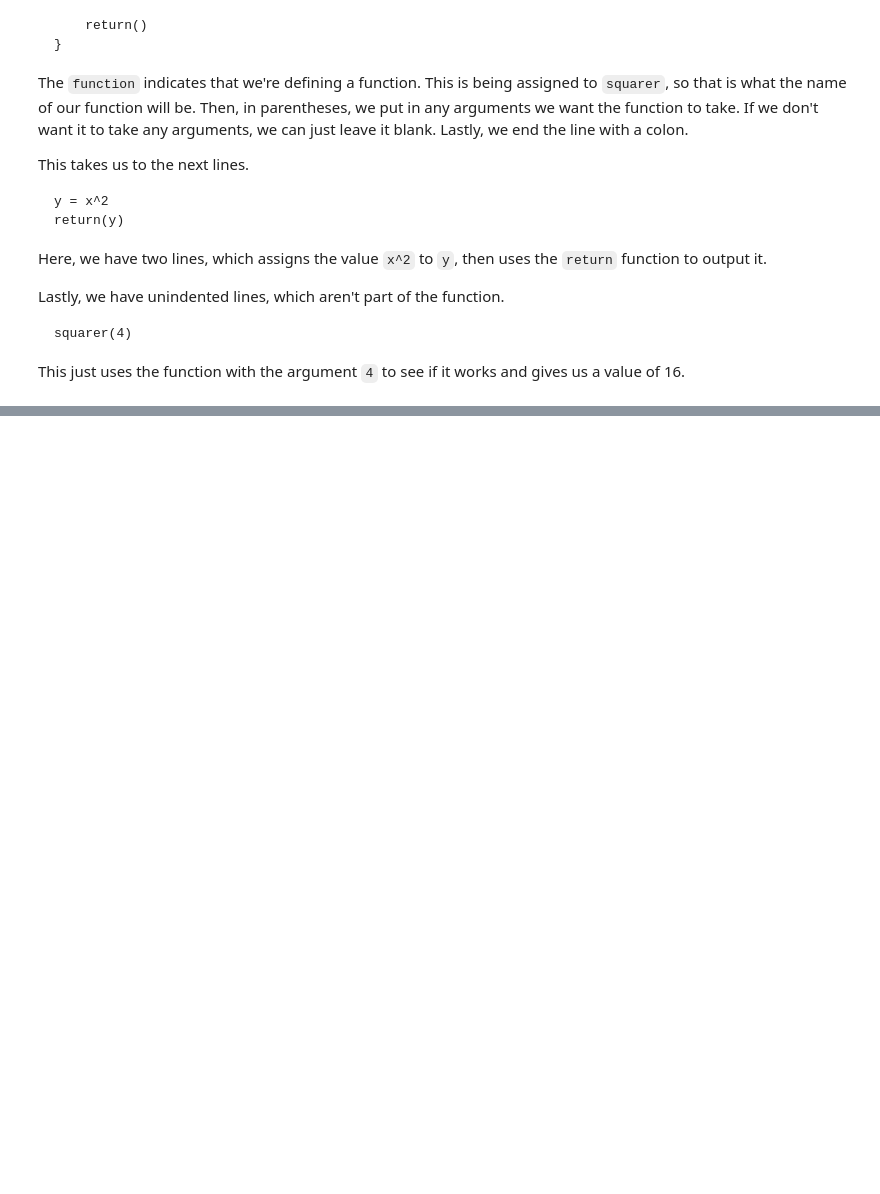
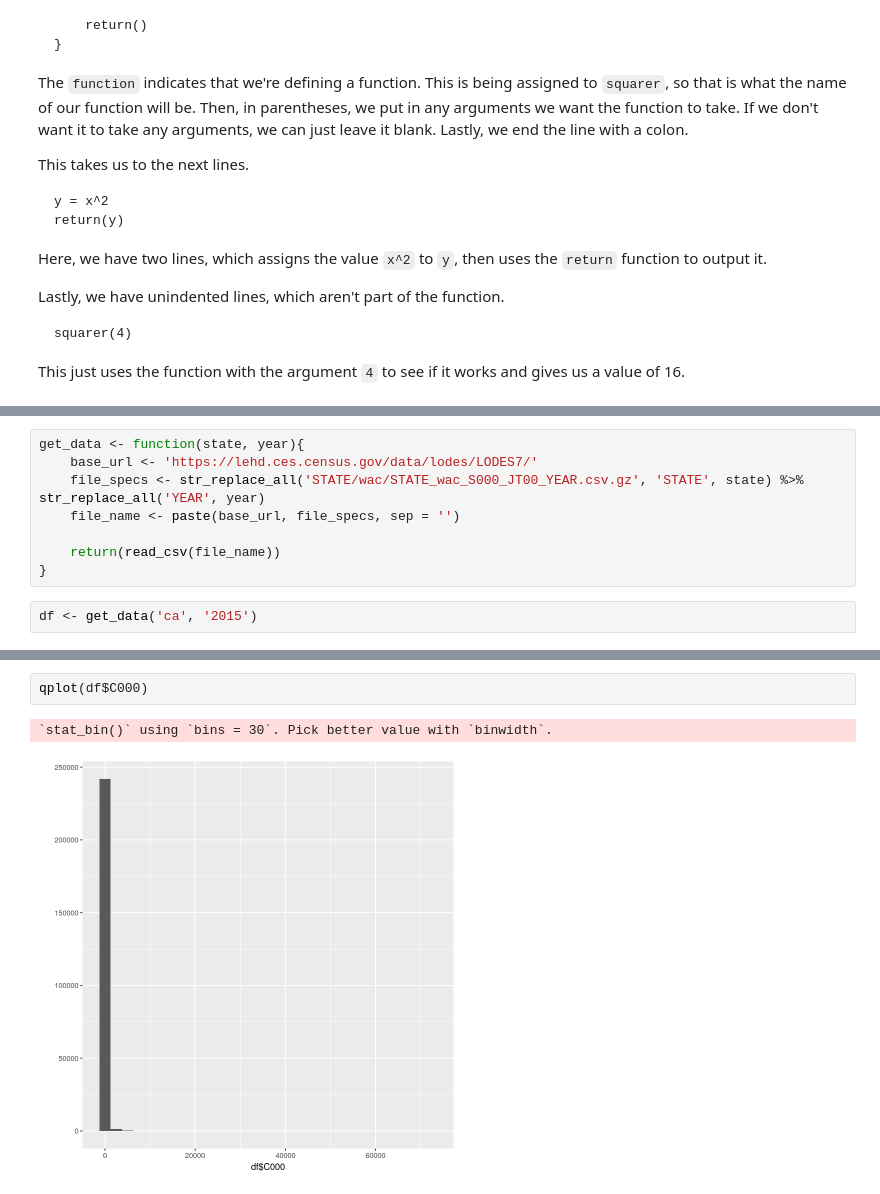
Before and after one commit to Coleridge-Initiative/ada-intro-r, a Jupyter notebook: R-2.ipynb, the cells around one changed output, grey strips where cells are left out. Cells and saved outputs as stored; diff of their text form; blank space fills up the shorter version.

Commit message:
Updates to all notebooks. Added third notebook. Added CA data.

```diff
--- a/R-2.ipynb
+++ b/R-2.ipynb
@@ -64,0 +69,10 @@ This just uses the function with the argument `4` to see if it works and gives u
+# %%
+get_data <- function(state, year){
+    base_url <- 'https://lehd.ces.census.gov/data/lodes/LODES7/'
+    file_specs <- str_replace_all('STATE/wac/STATE_wac_S000_JT00_YEAR.csv.gz', 'STATE', state) %>% str_replace_all('YEAR', year)
+    file_name <- paste(base_url, file_specs, sep = '')
+
+    return(read_csv(file_name))
+}
+# %%
+df <- get_data('ca', '2015')
@@ -80,0 +131,5 @@ Let's try using this function to get the dataset from 2015.
+# %%
+qplot(df$C000)
+# %% [output]
+`stat_bin()` using `bins = 30`. Pick better value with `binwidth`.
+[figure, added]
```
Also changed, not shown: parts of 8 cells of this notebook, 6 other files.
